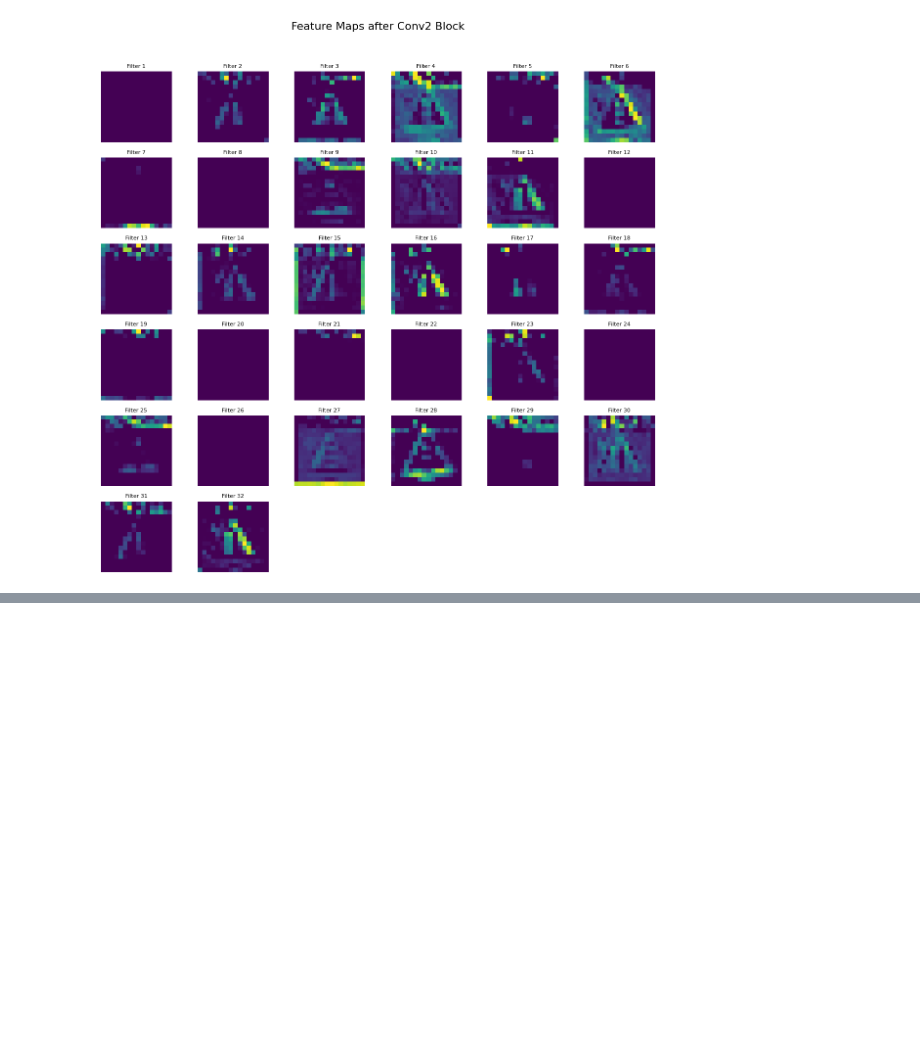
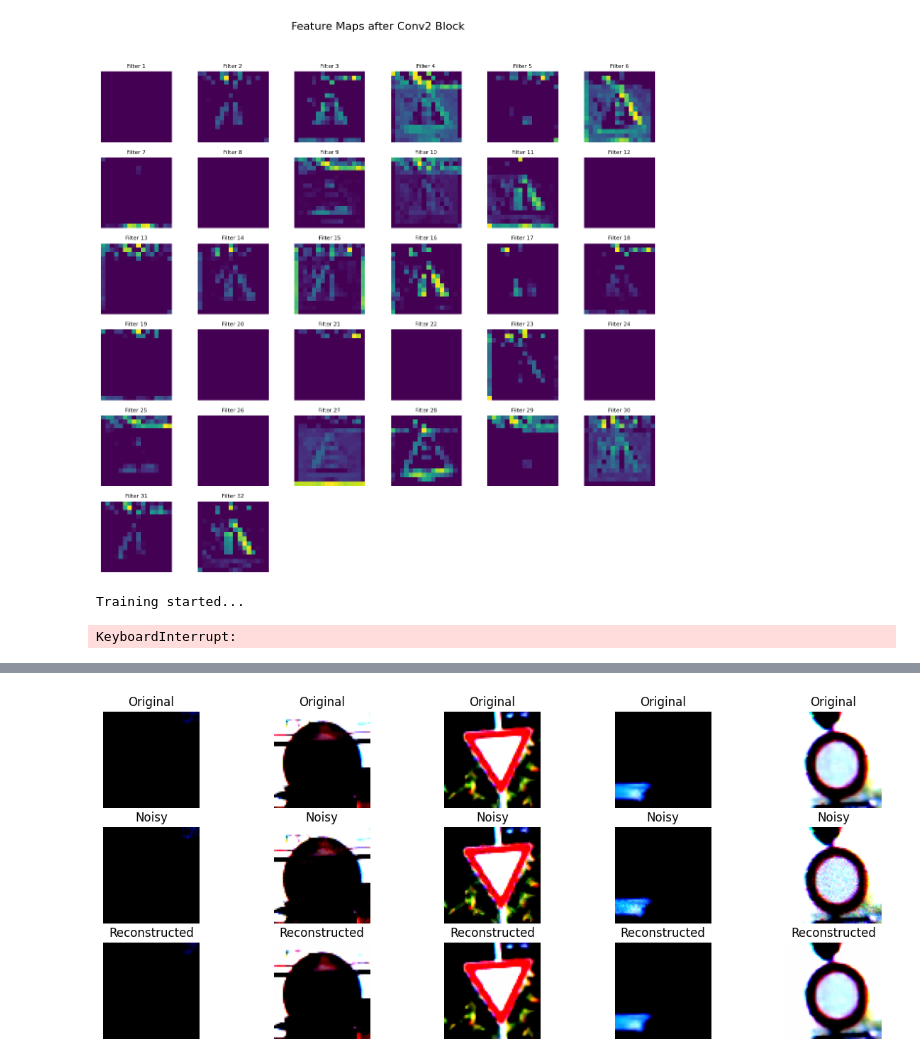
Before and after one commit to Abdullahali77/Autonomous-Vehicle-Perception-Module, a Jupyter notebook: phase2.ipynb, the cells around one changed output, grey strips where cells are left out. Cells and saved outputs as stored; diff of their text form; code cells hidden in the pictures; blank space fills up the shorter version.

```diff
--- a/phase2.ipynb
+++ b/phase2.ipynb
@@ -274,3 +275,7 @@ plot_feature_maps(features2_np, 'Feature Maps after Conv2 Block')
 [figure]
 [figure]
 [figure]
+# %%
+NOISE_FACTOR = 0.1
+NUM_EPOCHS = 30
+LR = 0.0005
@@ -276,0 +321,5 @@ plot_feature_maps(features2_np, 'Feature Maps after Conv2 Block')
+# %%
+denoise_model = DenoisingAutoencoder().to(device)
+
+criterion = nn.L1Loss()
+optimizer = optim.Adam(denoise_model.parameters(), lr=LR)
@@ -276,0 +365,39 @@ plot_feature_maps(features2_np, 'Feature Maps after Conv2 Block')
+# %%
+print("Training started...")
+train(denoise_model, train_loader, val_loader)
+# %% [output]
+Training started...
+KeyboardInterrupt:
+# %%
+denoise_model.eval()
+
+images, _ = next(iter(val_loader))
+images = images.to(device)
+
+noisy = images + NOISE_FACTOR * torch.randn_like(images)
+noisy = torch.clamp(noisy, 0., 1.)
+
+with torch.no_grad():
+    reconstructed = denoise_model(noisy)
+
+num_samples = 5
+plt.figure(figsize=(15, 6))
+
+for i in range(num_samples):
+
+    plt.subplot(3, num_samples, i+1)
+    plt.imshow(images[i].cpu().permute(1,2,0))
+    plt.title("Original")
+    plt.axis("off")
+
+    plt.subplot(3, num_samples, i+1+num_samples)
+    plt.imshow(noisy[i].cpu().permute(1,2,0))
+    plt.title("Noisy")
+    plt.axis("off")
+
+    plt.subplot(3, num_samples, i+1+2*num_samples)
+    plt.imshow(reconstructed[i].cpu().permute(1,2,0))
+    plt.title("Reconstructed")
+    plt.axis("off")
+plt.show()
+# %% [output]
@@ -276,0 +409 @@ plot_feature_maps(features2_np, 'Feature Maps after Conv2 Block')
+[figure, added]
```
Also changed, not shown: parts of 4 cells of this notebook.
